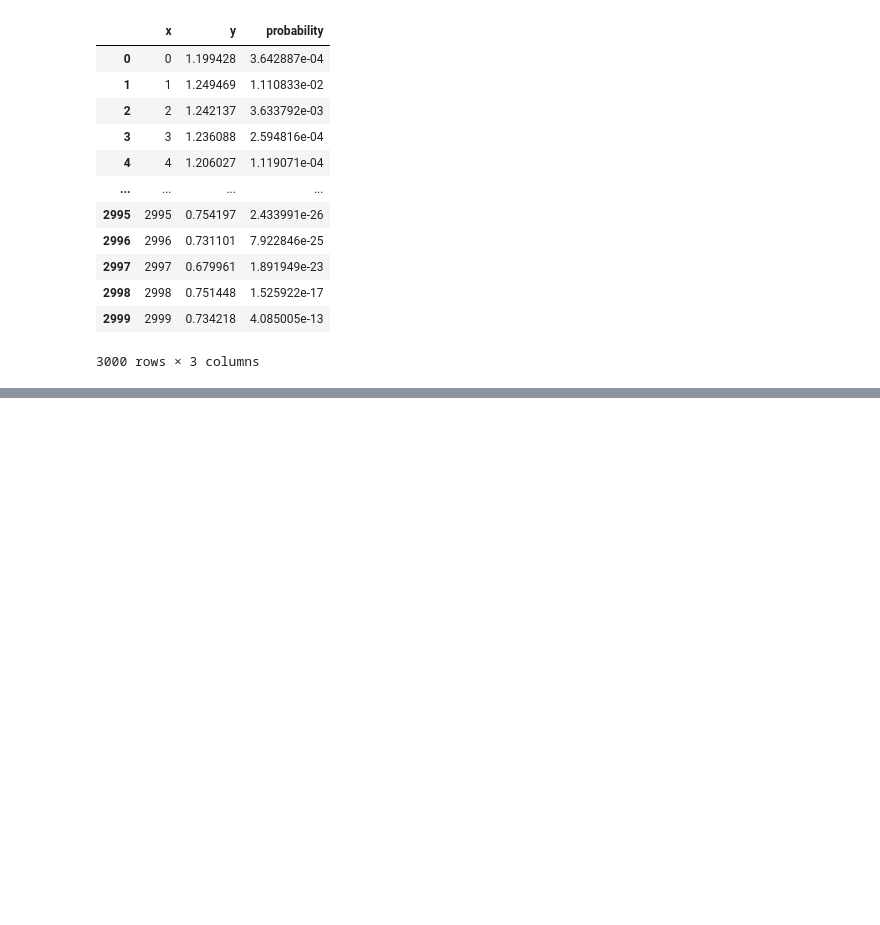
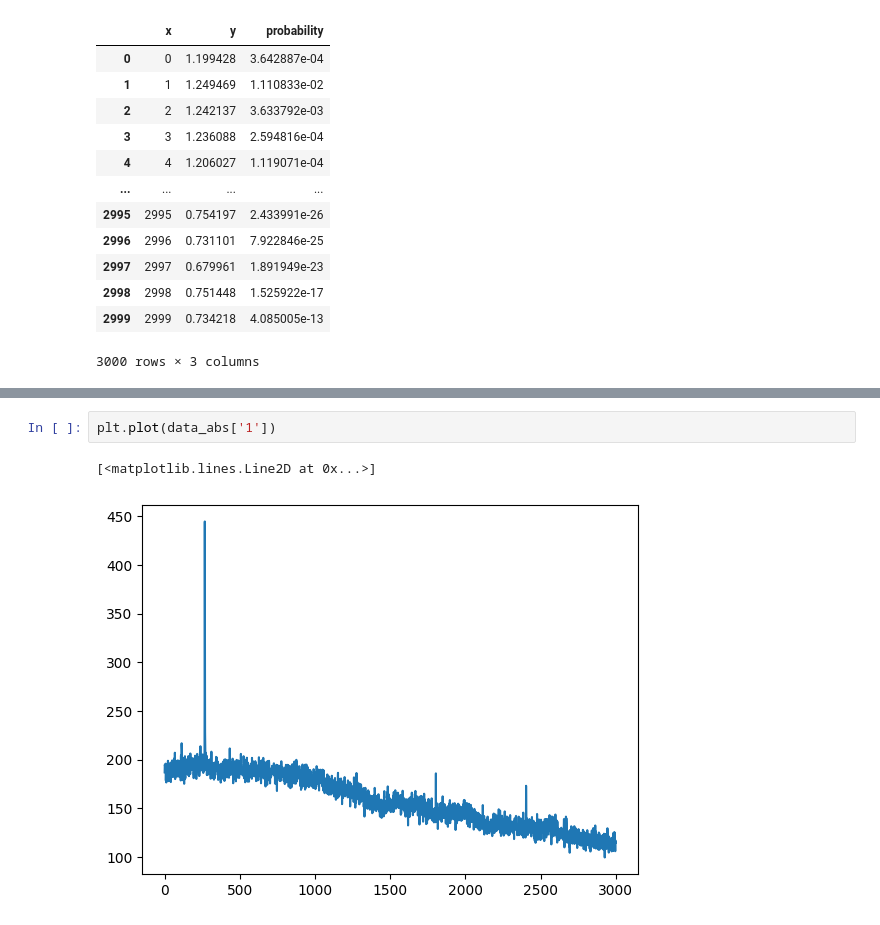
Before and after one commit to s-weissbach/trace_selector, a Jupyter notebook: test.ipynb, the cells around one changed output, grey strips where cells are left out. Saved outputs shown, nothing was run; the diff lists cells and outputs as text; blank space fills up the shorter version.

```diff
--- a/test.ipynb
+++ b/test.ipynb
@@ -351,0 +312,5 @@ TypeError: '>' not supported between instances of 'list' and 'float'
+# %%
+plt.plot(data_abs['1'])
+# %% [output]
+[<matplotlib.lines.Line2D at 0x...>]
+[figure, added]
```
Also changed, not shown: parts of 11 cells of this notebook, 23 other files.
